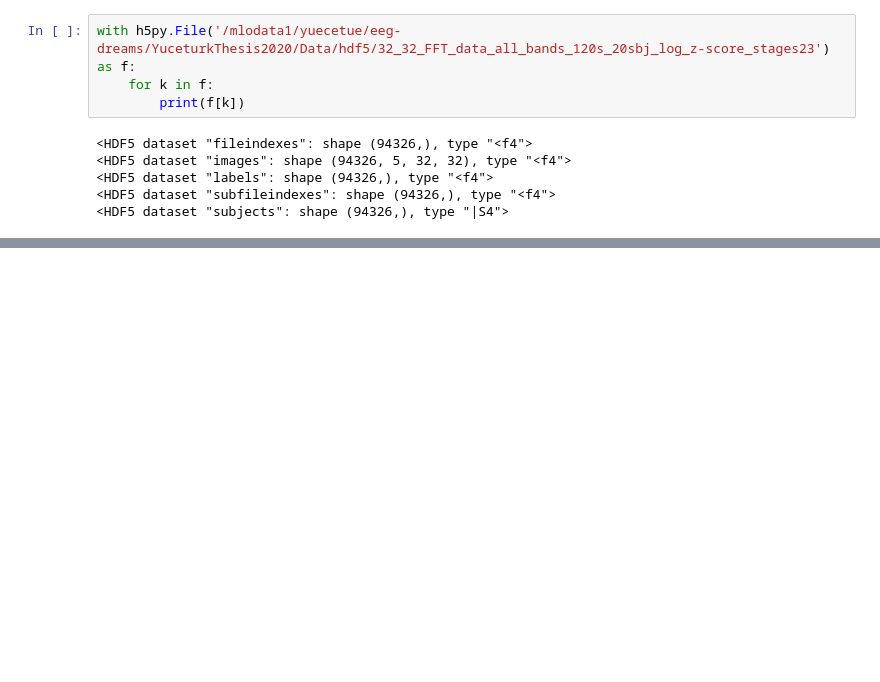
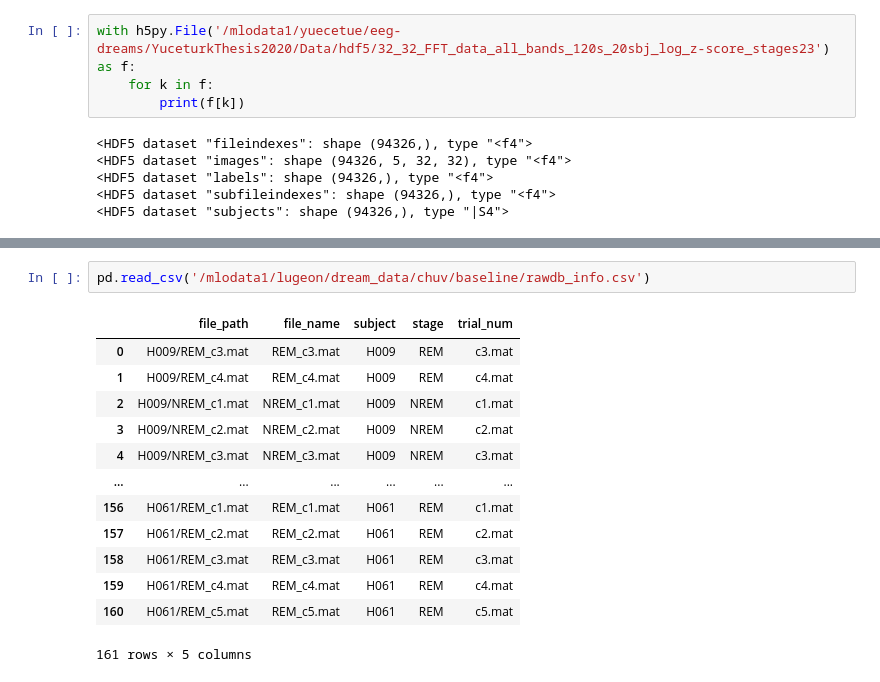
Before and after one commit to sylvainlugeon/dream-prediction, a Jupyter notebook: draft/draft.ipynb, the cells around one changed output, grey strips where cells are left out. Drawn from its saved outputs; the diff is of its cells as text; blank space fills up the shorter version.

```diff
--- a/draft/draft.ipynb
+++ b/draft/draft.ipynb
@@ -110,0 +288,16 @@ tensor([[1., 1., 1., 1.],
+# %%
+pd.read_csv('/mlodata1/lugeon/dream_data/chuv/baseline/rawdb_info.csv')
+# %% [output]
+|  | file_path | file_name | subject | stage | trial_num |
+| 0 | H009/REM_c3.mat | REM_c3.mat | H009 | REM | c3.mat |
+| 1 | H009/REM_c4.mat | REM_c4.mat | H009 | REM | c4.mat |
+| 2 | H009/NREM_c1.mat | NREM_c1.mat | H009 | NREM | c1.mat |
+| 3 | H009/NREM_c2.mat | NREM_c2.mat | H009 | NREM | c2.mat |
+| 4 | H009/NREM_c3.mat | NREM_c3.mat | H009 | NREM | c3.mat |
+| ... | ... | ... | ... | ... | ... |
+| 156 | H061/REM_c1.mat | REM_c1.mat | H061 | REM | c1.mat |
+| 157 | H061/REM_c2.mat | REM_c2.mat | H061 | REM | c2.mat |
+| 158 | H061/REM_c3.mat | REM_c3.mat | H061 | REM | c3.mat |
+| 159 | H061/REM_c4.mat | REM_c4.mat | H061 | REM | c4.mat |
+| 160 | H061/REM_c5.mat | REM_c5.mat | H061 | REM | c5.mat |
+161 rows × 5 columns
```
Also changed, not shown: parts of 44 cells of this notebook, 43 other files.
